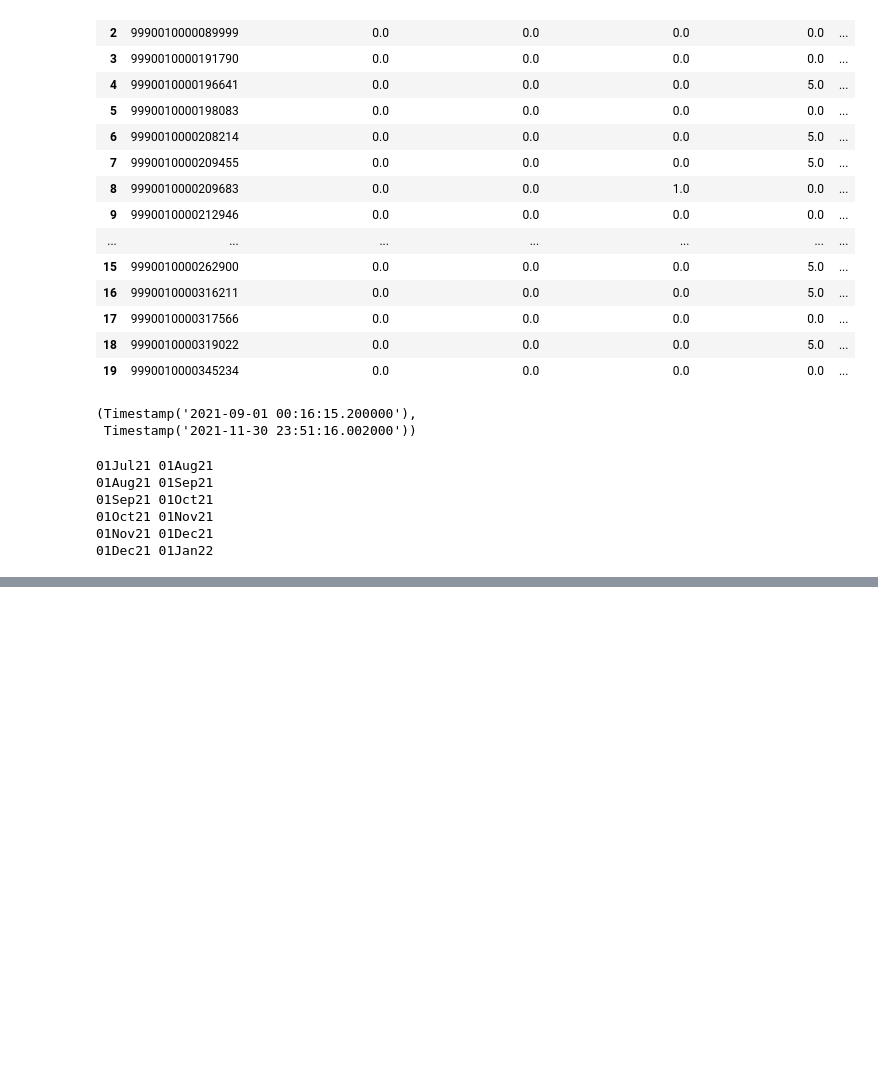
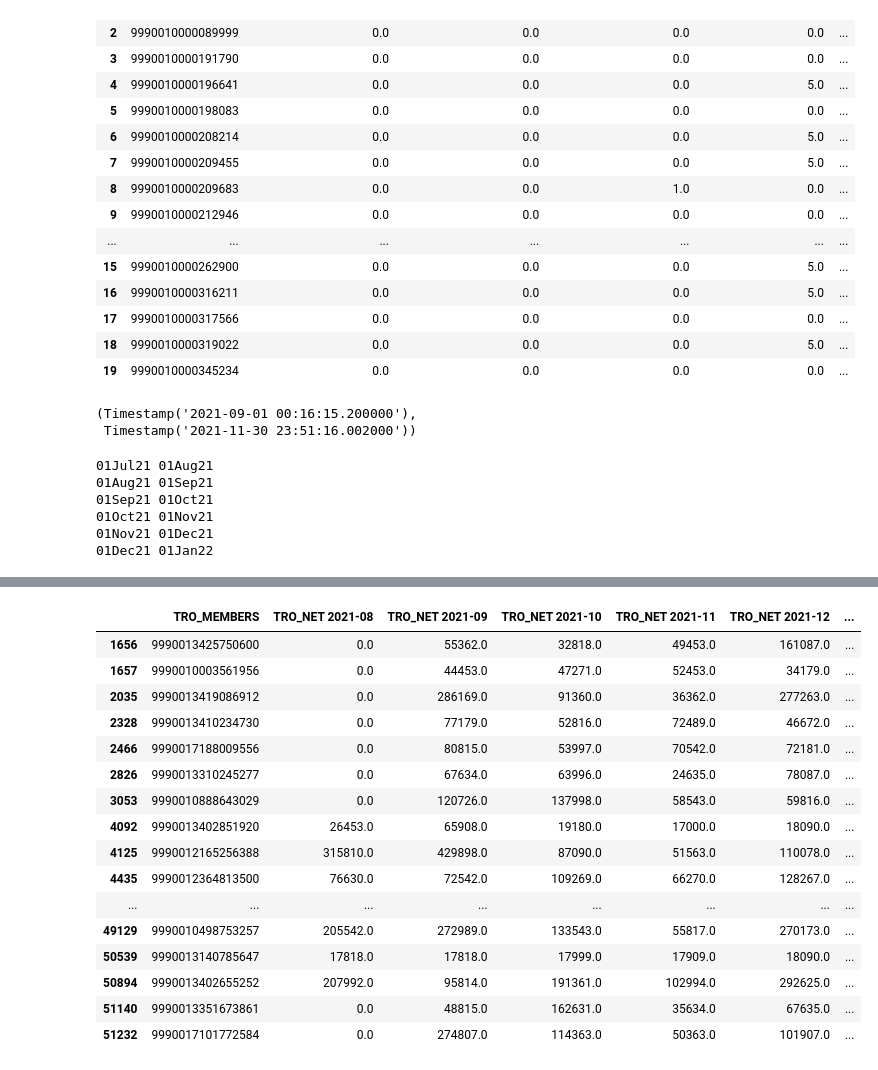
Before and after one commit to trisna26/alfagift_churn, a Jupyter notebook: explore-Copy1.ipynb, the cells around one changed output, grey strips where cells are left out. Cells and saved outputs as stored; diff of their text form; code cells hidden in the pictures; blank space fills up the shorter version.

```diff
--- a/explore-Copy1.ipynb
+++ b/explore-Copy1.ipynb
@@ -270,0 +356,24 @@ ConfusionMatrixDisplay.from_predictions(y_test, pred, cmap='Blues', display_labe
+# %%
+df_res = pd.concat([
+    pd.concat([df_tto_re_pv.drop(['label'],1).loc[X_test.index, :].reset_index(drop=True), pd.DataFrame({'pred':pred})],1),
+    y_test.reset_index(drop=True)],1)
+# %%
+df_res[(df_res['label'] == 0) & (df_res['pred'] == 1)].head(100)
+# %% [output]
+|  | TRO_MEMBERS | TRO_NET 2021-08 | TRO_NET 2021-09 | TRO_NET 2021-10 | TRO_NET 2021-11 | TRO_NET 2021-12 | ... |
+| 1656 | 9990013425750600 | 0.0 | 55362.0 | 32818.0 | 49453.0 | 161087.0 | ... |
+| 1657 | 9990010003561956 | 0.0 | 44453.0 | 47271.0 | 52453.0 | 34179.0 | ... |
+| 2035 | 9990013419086912 | 0.0 | 286169.0 | 91360.0 | 36362.0 | 277263.0 | ... |
+| 2328 | 9990013410234730 | 0.0 | 77179.0 | 52816.0 | 72489.0 | 46672.0 | ... |
+| 2466 | 9990017188009556 | 0.0 | 80815.0 | 53997.0 | 70542.0 | 72181.0 | ... |
+| 2826 | 9990013310245277 | 0.0 | 67634.0 | 63996.0 | 24635.0 | 78087.0 | ... |
+| 3053 | 9990010888643029 | 0.0 | 120726.0 | 137998.0 | 58543.0 | 59816.0 | ... |
+| 4092 | 9990013402851920 | 26453.0 | 65908.0 | 19180.0 | 17000.0 | 18090.0 | ... |
+| 4125 | 9990012165256388 | 315810.0 | 429898.0 | 87090.0 | 51563.0 | 110078.0 | ... |
+| 4435 | 9990012364813500 | 76630.0 | 72542.0 | 109269.0 | 66270.0 | 128267.0 | ... |
+| ... | ... | ... | ... | ... | ... | ... | ... |
+| 49129 | 9990010498753257 | 205542.0 | 272989.0 | 133543.0 | 55817.0 | 270173.0 | ... |
+| 50539 | 9990013140785647 | 17818.0 | 17818.0 | 17999.0 | 17909.0 | 18090.0 | ... |
+| 50894 | 9990013402655252 | 207992.0 | 95814.0 | 191361.0 | 102994.0 | 292625.0 | ... |
+| 51140 | 9990013351673861 | 0.0 | 48815.0 | 162631.0 | 35634.0 | 67635.0 | ... |
+| 51232 | 9990017101772584 | 0.0 | 274807.0 | 114363.0 | 50363.0 | 101907.0 | ... |
```
Also changed, not shown: parts of 24 cells of this notebook.
